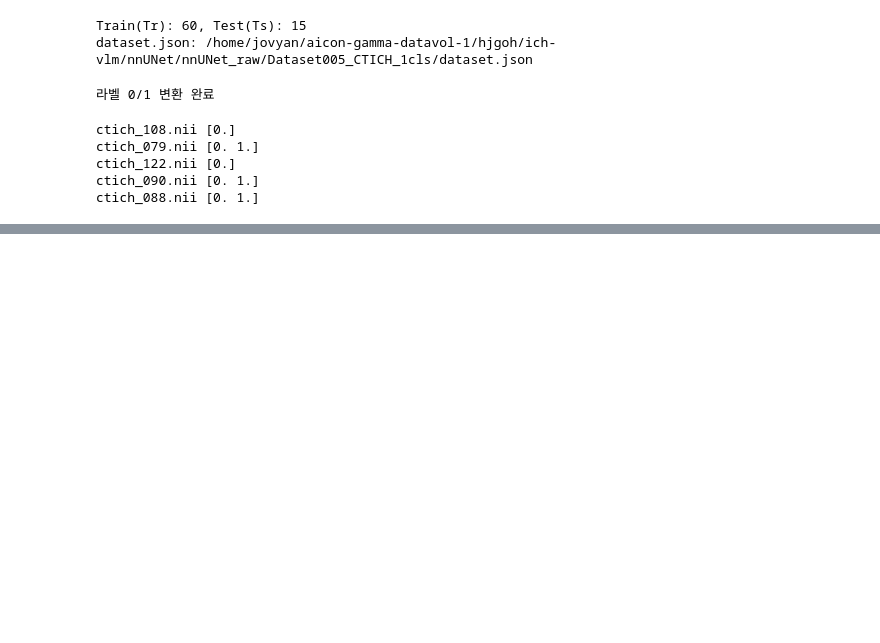
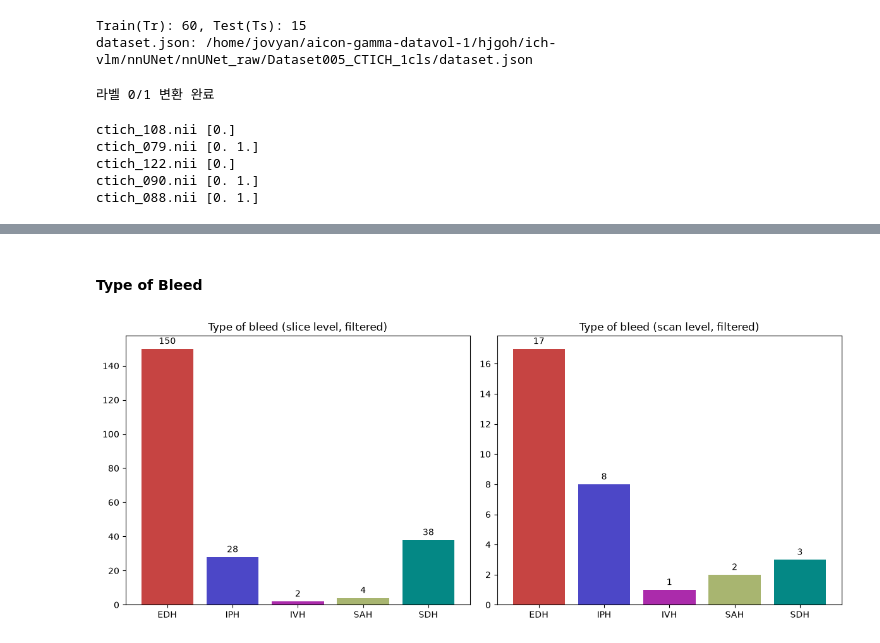
Before and after one commit to 02dumartin/ich-vlm, a Jupyter notebook: notebook/CT-ICH.ipynb, the cells around one changed output, grey strips where cells are left out. Saved outputs shown, nothing was run; the diff lists cells and outputs as text; code cells hidden in the pictures; blank space fills up the shorter version.

```diff
--- a/notebook/CT-ICH.ipynb
+++ b/notebook/CT-ICH.ipynb
@@ -718,0 +876,3 @@ ctich_088.nii [0. 1.]
+# %%
+# selected_df 준비 (co-occurrence 슬라이스 있는 스캔 제외)
+selected_df = slice_df_valid[slice_df_valid['PatientNumber'].isin(selected_patients)]
@@ -718,0 +1095,22 @@ ctich_088.nii [0. 1.]
+# %% [markdown]
+#### Type of Bleed
+# %%
+class_colors_short = {
+    'EDH': (198, 68, 66), 'IPH': (76, 71, 199), 'IVH': (171, 43, 171),
+    'SAH': (168, 181, 112), 'SDH': (4, 136, 133),
+}
+colors = [np.array(class_colors_short[t]) / 255 for t in order]
+
+fig, axes = plt.subplots(1, 2, figsize=(12, 5))
+bars0 = axes[0].bar(order, slice_type_counts_after.values, color=colors)
+axes[0].set_title('Type of bleed (slice level, filtered)')
+axes[0].bar_label(bars0, padding=3)
+
+bars1 = axes[1].bar(order, scan_type_counts_after.values, color=colors)
+axes[1].set_title('Type of bleed (scan level, filtered)')
+axes[1].bar_label(bars1, padding=3)
+
+plt.tight_layout()
+plt.show()
+# %% [output]
+[figure, added]
```
Also changed, not shown: parts of 26 cells of this notebook, 3 other files.
